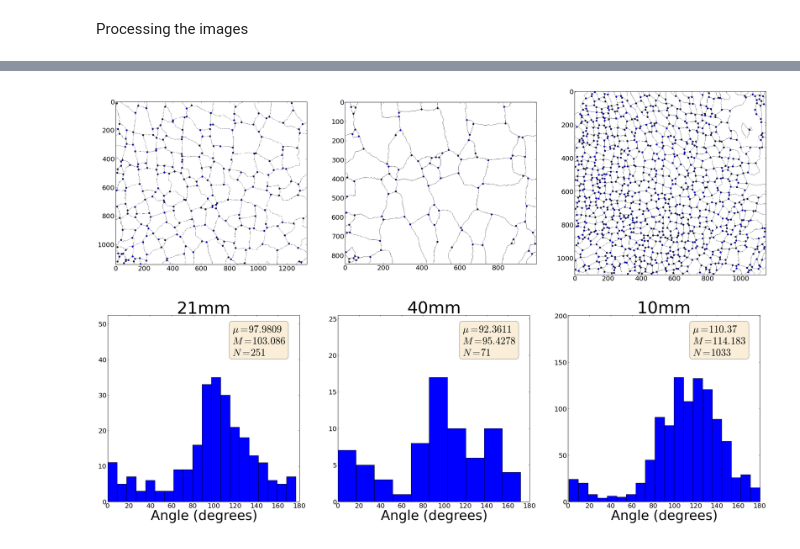
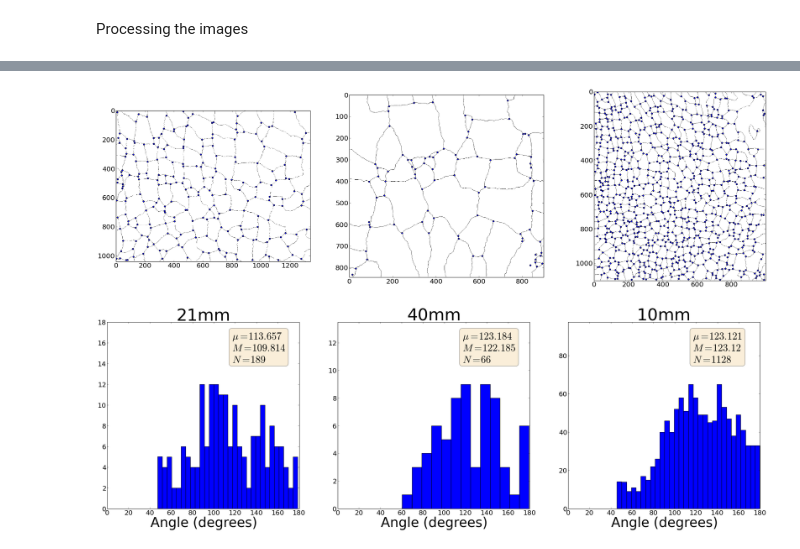
Before and after one commit to jorgehog/notebookCollection, a Jupyter notebook: FlourExperiment.ipynb, the cells around one changed output, grey strips where cells are left out. Drawn from its saved outputs; the diff is of its cells as text; code cells hidden in the pictures.

```diff
--- a/FlourExperiment.ipynb
+++ b/FlourExperiment.ipynb
@@ -53,9 +53,9 @@ fig2, axes2 = subplots(1, 3, figsize=(30,10))
 
 
 K = 2
-cropBoxAll = {'10mm' : [800, 3000, 1000, 3300],
-              '21mm' : [620, 2900, 1120, 3800],
-              '40mm' : [760, 2450, 1100, 3100]}
+cropBoxAll = {'10mm' : [800, 3000, 1200, 3200],
+              '21mm' : [620, 2700, 1120, 3800],
+              '40mm' : [760, 2450, 1300, 3100]}
 
 rotationAll = {'10mm' : -18,
                '21mm' : -4,
@@ -122,7 +122,7 @@ fig, axes = subplots(1, 3, figsize=(30,10))
 fig2, axes2 = subplots(1, 3, figsize=(30,10))
 fig3, axes3 = subplots(1, 3, figsize=(30,10))
 
-import skimage
+from scipy.ndimage import label
 for experiment, ax, ax2, ax3, f in zip(subExperiments.keys(), axes, axes2, axes3, [fig, fig2, fig3]):
     img = images[experiment + 'bw']
 
@@ -139,7 +139,7 @@ for experiment, ax, ax2, ax3, f in zip(subExperiments.keys(), axes, axes2, axes3
     denoised[denoised>thresh] = True
     denoised[denoised<thresh] = False
 
-    labels, nLabels = label(denoised)
+    labels, n = label(denoised)
 
     ws = random_walker(edges, labels, beta=20, mode='cg', tol=0.05)
     print experiment, "done"
@@ -181,9 +181,9 @@ cuts = {'10mm' : 7000,
         '21mm' : 22500,
         '40mm' : 50000}
 
-bins = {'10mm' : 25,
-        '21mm' : 18,
-        '40mm' : 13}
+bins = {'10mm' : 15,
+        '21mm' : 15,
+        '40mm' : 15}
 
 for experiment, ax in zip(subExperiments.keys(), axes):
 
@@ -320,7 +320,7 @@ for experiment, ax in zip(subExperiments.keys(), axes):
     ax.scatter(*joints, s=20)
     ax.imshow(np.logical_not(skelly), cmap = cm.gray)
 # %% [output]
-[figure, old version]
+[figure, new version]
 # %%
 from math import atan2, pi
 
@@ -392,38 +438,39 @@ def getAllAngles(joints, skeleton, N=10, k=1):
 # %%
 fig, axes = subplots(1, 3, figsize=(35,10))
 
-histSize = {'10mm' : 20, '21mm' : 20, '40mm' : 10}
-ks =       {'10mm' : 1,  '21mm' : 2,  '40mm' : 4}
-ns =       {'10mm' : 10, '21mm' : 20, '40mm' : 15}
+histSize = {'10mm' : 30, '21mm' : 30, '40mm' : 13}
+ks =       {'10mm' : 5,  '21mm' : 5,  '40mm' : 5}
+ns =       {'10mm' : 30, '21mm' : 30, '40mm' : 30}
 
 for experiment, ax in zip(subExperiments.keys(), axes):
 
     joints = images[experiment + 'joints']
     sk = images[experiment + 'skelly']
 
     n = ns[experiment]
     k = ks[experiment]
 
     allAngles = getAllAngles(joints, sk, n, k)
 
     mean = allAngles.mean()
     med = median(allAngles)
     N = len(allAngles)
 
     a, b, c = ax.hist(allAngles, histSize[experiment])
     hold("on")
 
     textstr =  "$\mu = %g$\n$M=%g$\n$N=%d$" % (mean, med, N)
     props = dict(boxstyle='round', facecolor='wheat', alpha=0.5)
 
     size = 0.3
     ax.set_ylim([0, 1.5*a.max()])
     ax.text(0.95 - size, 0.95, textstr, transform=ax.transAxes, fontsize=30,
         verticalalignment='top', bbox=props)
 
     ax.set_xlabel("Angle (degrees)", size=40)
     ax.set_title(experiment, size=50)
+    ax.set_xlim([0, 180])
 
 show()
 # %% [output]
-[figure, old version]
+[figure, new version]
```
Also changed, not shown: parts of 5 cells of this notebook.
